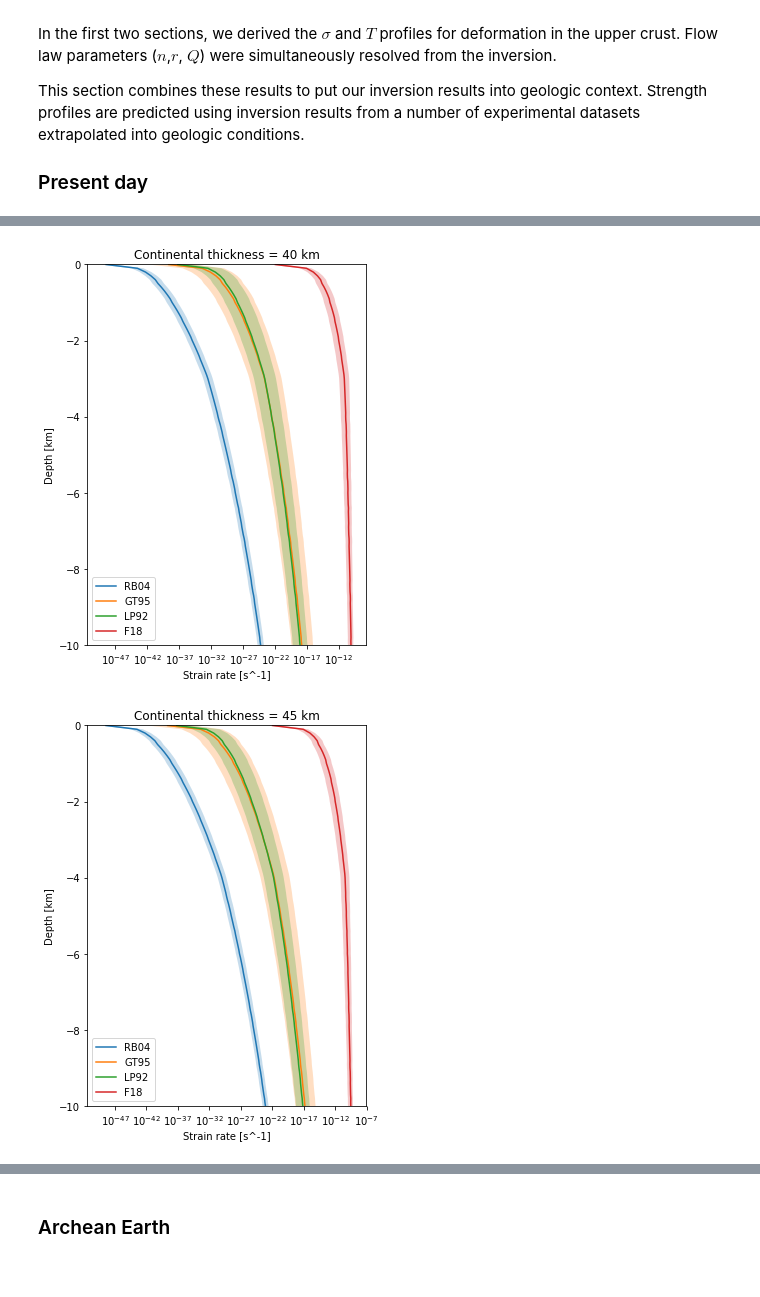
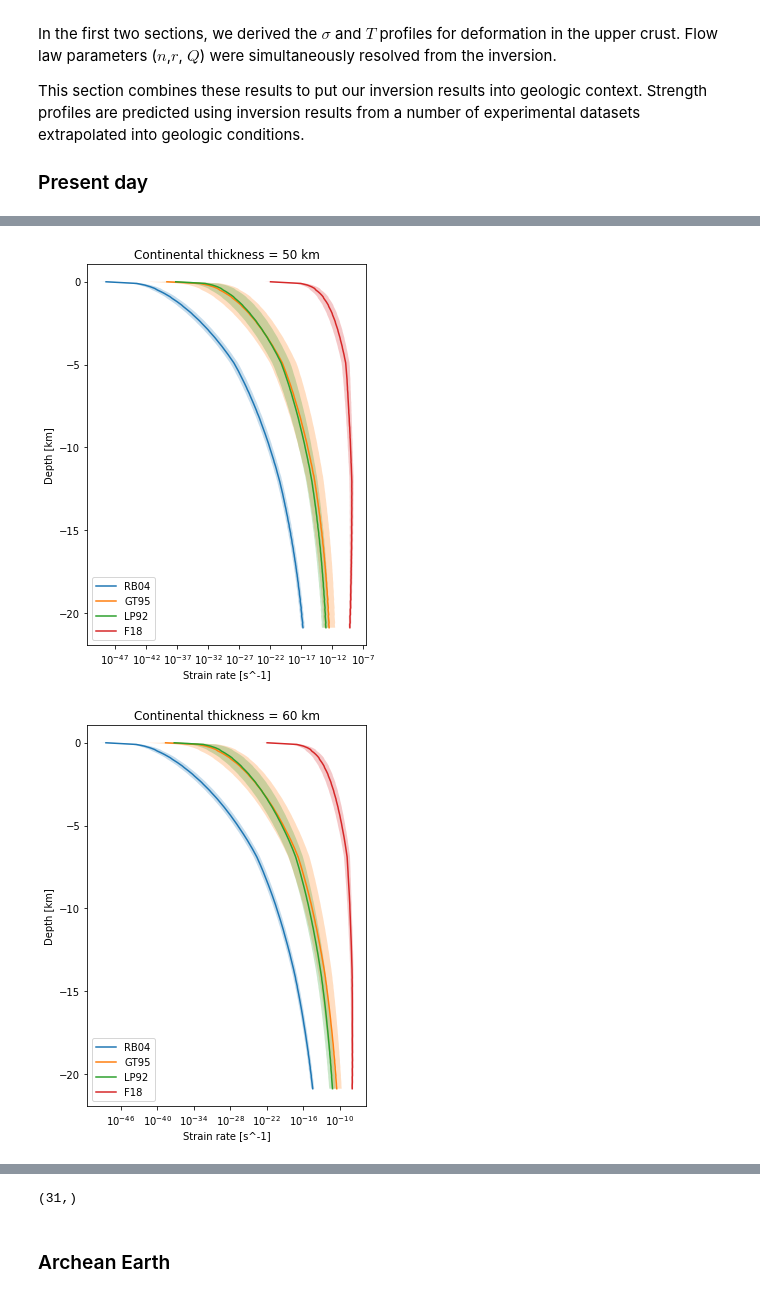
Before and after one commit to vvmai/lab_kore, a Jupyter notebook: model_strain_rate.ipynb, the cells around one changed output, grey strips where cells are left out. Saved outputs shown, nothing was run; the diff lists cells and outputs as text; code cells hidden in the pictures.

```diff
--- a/model_strain_rate.ipynb
+++ b/model_strain_rate.ipynb
@@ -22,13 +27,13 @@ Modify these to see different results.
 # RANGE OF THICKNESS FOR THE CONTINENTAL CRUST (IN METERS)
 FROM = 30000
 TO = 60000
-INCREMENT = 5000
+INCREMENT = 1000
 cc = np.array(range(FROM,TO+INCREMENT,INCREMENT))
 
 # DEPTH UP TO WHICH TO CALCULATE STRENGTH PROFILES (IN METERS)
 INITIAL_DEPTH = 0
 DEPTH_INCREMENT = 100
-LIMITING_DEPTH = 11000
+LIMITING_DEPTH = 21000
 DEPTH = int(LIMITING_DEPTH/DEPTH_INCREMENT)
 
 # THERMAL CONDUCTIVITY OF THE CRUSTAL LAYER [W/mK]
@@ -745,15 +751,15 @@ def calc_IQR_dis(data, T, sigma, flow_law="composite",water=0, V=False):
 # %%
 IQR, IQR_archean = ([[]]*len(file_names) for i in range(2))
 
-e_50, e_25, e_75 = calc_IQR_dis(data[0],T, sigma)
-IQR[0] = [e_50, e_25, e_75]
+e_50, e_25, e_75, e_mean = calc_IQR_dis(data[0],T, sigma)
+IQR[0] = [e_50, e_25, e_75, e_mean]
 
-e_50, e_25, e_75 = calc_IQR_dis(data[1],T, sigma)
-IQR[1] = [e_50, e_25, e_75]
+e_50, e_25, e_75, e_mean = calc_IQR_dis(data[1],T, sigma)
+IQR[1] = [e_50, e_25, e_75, e_mean]
 
-e_50, e_25, e_75 = calc_IQR_dis(data[2],T, sigma, flow_law="dis",water=C_OH)
-IQR[2] = [e_50, e_25, e_75]
+e_50, e_25, e_75, e_mean = calc_IQR_dis(data[2],T, sigma, flow_law="dis",water=C_OH)
+IQR[2] = [e_50, e_25, e_75, e_mean]
 
-e_50, e_25, e_75 = calc_IQR_dis(data[3],T, sigma, water=f_H2O)
-IQR[3] = [e_50, e_25, e_75]
+e_50, e_25, e_75, e_mean = calc_IQR_dis(data[3],T, sigma, water=f_H2O)
+IQR[3] = [e_50, e_25, e_75, e_mean]
 # %%
@@ -779,14 +785,20 @@ This section combines these results to put our inversion results into geologic c
 ### Present day
 # %%
 for j in range(len(sigma)):
-    plt.figure(figsize=(5,7))
+    if (j%10==0):
+        plt.figure(figsize=(5,7))
     for i,iqr in enumerate(IQR):
-        plt.semilogx(iqr[0][j],-z[j][:DEPTH]/1000)
-        plt.fill_betweenx(-z[j][:DEPTH]/1000, iqr[1][j], iqr[2][j], alpha=0.25)
-    plt.ylim(-(LIMITING_DEPTH/1000-1),0)
-    plt.title(f"Continental thickness = {cc[j]/1000:0.0f} km")
-    plt.xlabel('Strain rate [s^-1]')
-    plt.ylabel('Depth [km]')
-    plt.legend(names_shortened)
-    plt.show()
+        if (j%10==0):
+            #F18_GBS = 10**(-2.97)*sigma**(1.7)*d**(0.51)*f_H2O*np.exp(183000/(R*T[j][:DEPTH]))
+            #plt.semilogx(np.ones(np.shape(iqr[0][j]))*F18_gbs,-z[j][:DEPTH]/1000)
+            plt.semilogx(iqr[0][j],-z[j][:DEPTH]/1000)
+            plt.fill_betweenx(-z[j][:DEPTH]/1000, iqr[1][j], iqr[2][j], alpha=0.25)
+    if (j%10==0):
+        #plt.ylim([-(LIMITING_DEPTH/1000-1),0])
+        #plt.xlim([10**-32,10**-7])
+        plt.title(f"Continental thickness = {cc[j]/1000:0.0f} km")
+        plt.xlabel('Strain rate [s^-1]')
+        plt.ylabel('Depth [km]')
+        plt.legend(names_shortened)
+        plt.show()
 # %% [output]
@@ -795,2 +807,2 @@ for j in range(len(sigma)):
-[figure, old version]
+[figure, new version]
-[figure, old version]
+[figure, new version]
@@ -800,3 +809,7 @@ for j in range(len(sigma)):
+# %%
+np.shape(z)
+# %% [output]
+(31,)
 # %% [markdown]
 ### Archean Earth
 # %%
```
Also changed, not shown: parts of 23 cells of this notebook.
